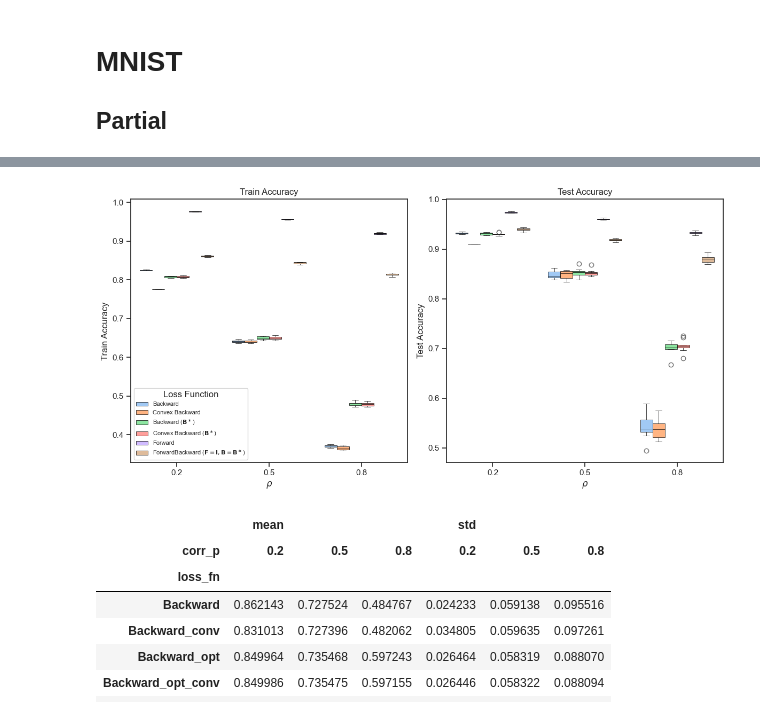
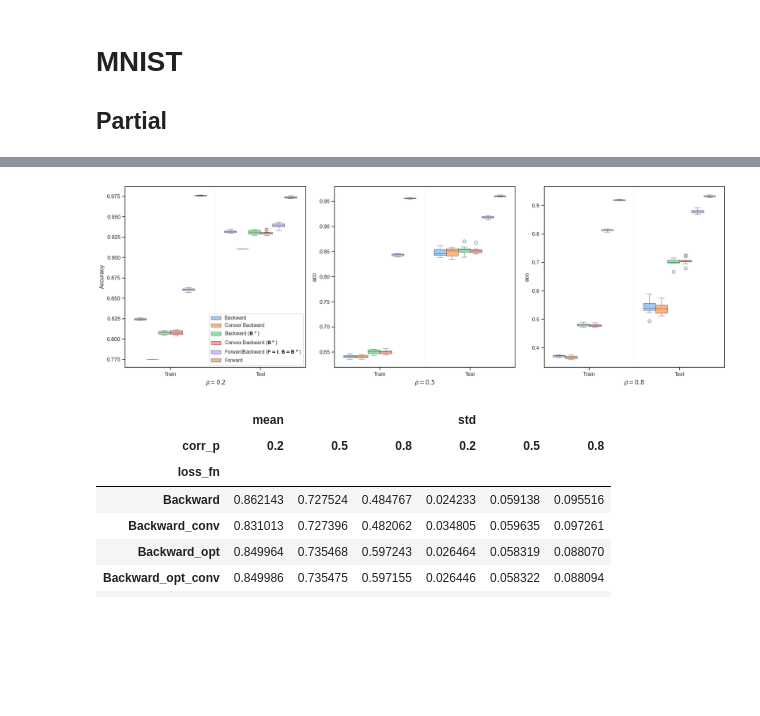
Before and after one commit to DaniBacaicoa/ForwardBackard_losses, a Jupyter notebook: New_Results_viasualization.ipynb, the cells around one changed output, grey strips where cells are left out. Saved outputs shown, nothing was run; the diff lists cells and outputs as text; code cells hidden in the pictures; blank space fills up the shorter version.

Commit message:
Visualization for new tables

```diff
--- a/New_Results_viasualization.ipynb
+++ b/New_Results_viasualization.ipynb
@@ -126,8 +126,8 @@ plt.show()
 ## Noisy
 # %%
 df_list = []
-#folder_path = 'Results/mnist_Noisy_Patrini_MNIST'
-folder_path = 'Results/Old/mnist_Noisy_Patrini_MNIST'
+folder_path = 'Results/mnist_Noisy_Patrini_MNIST'
+#folder_path = 'Results/Old/mnist_Noisy_Patrini_MNIST'
 for filename in os.listdir(folder_path):
     if filename.endswith('.csv'):
         file_path = os.path.join(folder_path, filename)
@@ -339,5 +338,13 @@ for filename in os.listdir(folder_path):
         df_list.append(df)
 
 merged_df = pd.concat(df_list, ignore_index=True)
-merged_df
+
+df_train = merged_df[['epoch','train_acc','loss_fn','repetition','corr_p']]
+df_train['train'] = 'Train'
+df_train.rename(columns={'train_acc': 'acc'}, inplace=True)
+df_test = merged_df[['epoch','test_acc','loss_fn','repetition','corr_p']]
+df_test['train'] = 'Test'
+df_test.rename(columns={'test_acc': 'acc'}, inplace=True)
+df_concatenado = pd.concat([df_train, df_test], ignore_index=True)
+df_concatenado
 # %% [output]
@@ -408,48 +382,57 @@ plt.show()
 # %%
-import seaborn as sns
-import matplotlib.pyplot as plt
+#selected_loss_fns = ['Backward', 'Forward']
+last_epoch_df = df_concatenado[df_concatenado['epoch'] == 50]
+#last_epoch_df = last_epoch_df[last_epoch_df['loss_fn'].isin(selected_loss_fns)]
 
-epoch_50_df = merged_df[merged_df['epoch'] == 50]
+df_corr1 = last_epoch_df[last_epoch_df['corr_p']==0.2]
+df_corr2 = last_epoch_df[last_epoch_df['corr_p']==0.5]
+df_corr3 = last_epoch_df[last_epoch_df['corr_p']==0.8]
 
-# Set the theme
 sns.set_theme(style="ticks", palette="pastel")
+fig, axes = plt.subplots(1, 3, figsize=(18, 6), sharey=False)
 
-# Create the figure and axes
-fig, axes = plt.subplots(1, 2, figsize=(12, 6), sharey=False)
 
-# Specify the desired order for loss_fn
-hue_order = ['Backward', 'Backward_conv', 'Backward_opt', 'Backward_opt_conv', 'Forward', 'Forward_opt']
-new_labels = ['Backward', 'Convex Backward ', r'Backward (${\bf B}^\ast$)', r'Convex Backward (${\bf B}^\ast$)', 'Forward', r'ForwardBackward (${\bf F=I},{\bf B=B^\ast}$)']
-# Boxplot for train_acc
-sns.boxplot(data=epoch_50_df, x='corr_p', y='train_acc', hue='loss_fn', hue_order=hue_order, ax=axes[0],saturation=1,
-            boxprops=dict(edgecolor='black', linewidth=0.5),      # Box border
-            whiskerprops=dict(color='black', linewidth=0.5),      # Whisker lines
-            capprops=dict(color='black', linewidth=0.5),          # Caps at ends of whiskers
-            medianprops=dict(color='black', linewidth=0.5))
-axes[0].set_title('Train Accuracy')
-axes[0].set_xlabel(r'$\rho$')
-axes[0].set_ylabel('Train Accuracy')
-axes[0].set_xticklabels(['0.2', '0.5', '0.8'])
-axes[0].legend(handles, new_labels, title='Loss Function',prop={'size': 8})
+hue_order = ['Backward', 'Backward_conv', 'Backward_opt', 'Backward_opt_conv', 'Forward_opt','Forward', ]
+new_labels = ['Backward', 'Convex Backward ', r'Backward (${\bf B}^\ast$)', r'Convex Backward (${\bf B}^\ast$)',  r'ForwardBackward (${\bf F=I},{\bf B=B^\ast}$)','Forward']
 
-# Boxplot for test_acc
-sns.boxplot(data=epoch_50_df, x='corr_p', y='test_acc', hue='loss_fn', hue_order=hue_order, ax=axes[1],saturation=1,
-            boxprops=dict(edgecolor='black', linewidth=0.5),      # Box border
-            whiskerprops=dict(color='black', linewidth=0.5),      # Whisker lines
-            capprops=dict(color='black', linewidth=0.5),          # Caps at ends of whiskers
-            medianprops=dict(color='black', linewidth=0.5))
-axes[1].set_title('Test Accuracy')
-axes[1].set_xlabel(r'$\rho$')
-axes[1].set_ylabel('Test Accuracy')
-axes[1].set_xticklabels(['0.2', '0.5', '0.8'])
 
-# Remove the second legend to avoid overlap
+sns.boxplot(data=df_corr1, x='train', y='acc', hue='loss_fn', hue_order= hue_order, ax=axes[0], saturation=1,
+            boxprops=dict(edgecolor='black', linewidth=0.4),
+            whiskerprops=dict(color='black', linewidth=0.4),
+            capprops=dict(color='black', linewidth=0.4),
+            medianprops=dict(color='black', linewidth=0.4))
+axes[0].set_xlabel(r'$\rho=0.2$')
+axes[0].set_ylabel('Accuracy')
+axes[0].axvline(x=0.5, color='gray', linestyle='--', linewidth=0.1)
+
+
+handles, labels = axes[0].get_legend_handles_labels()
+axes[0].legend(handles, new_labels,prop={'size': 10})
+print(labels)
+
+
+sns.boxplot(data=df_corr2, x='train', y='acc', hue='loss_fn', hue_order= hue_order, ax=axes[1], saturation=1,
+            boxprops=dict(edgecolor='black', linewidth=0.4),
+            whiskerprops=dict(color='black', linewidth=0.4),
+            capprops=dict(color='black', linewidth=0.4),
+            medianprops=dict(color='black', linewidth=0.4))
+axes[1].set_xlabel(r'$\rho=0.5$')
+#axes[1].set_ylabel('Accuracy')
 axes[1].legend().remove()
+axes[1].axvline(x=0.5, color='gray', linestyle='--', linewidth=0.1)
 
-# Adjust layout to prevent overlap
+sns.boxplot(data=df_corr3, x='train', y='acc', hue='loss_fn', hue_order= hue_order, ax=axes[2], saturation=1,
+            boxprops=dict(edgecolor='black', linewidth=0.4),
+            whiskerprops=dict(color='black', linewidth=0.4),
+            capprops=dict(color='black', linewidth=0.4),
+            medianprops=dict(color='black', linewidth=0.4))
+axes[2].set_xlabel(r'$\rho=0.8$')
+#axes[2].set_ylabel('Accuracy')
+axes[2].legend().remove()
+axes[2].axvline(x=0.5, color='gray', linestyle='--', linewidth=0.1)
+
+# Adjust layout
 plt.tight_layout()
-
-# Show the figure
 plt.show()
 #plt.savefig('Fig5.eps', format='eps',dpi=1000)
 # %% [output]
@@ -456,4 +440,4 @@ plt.show()
-[figure, old version]
+[figure, new version]
 # %%
 pivot_train = merged_df.pivot_table(index='loss_fn', columns='corr_p', values='train_acc', aggfunc=['mean', 'std'])
 pivot_train
```
Also changed, not shown: parts of 24 cells of this notebook, 1 other file.
